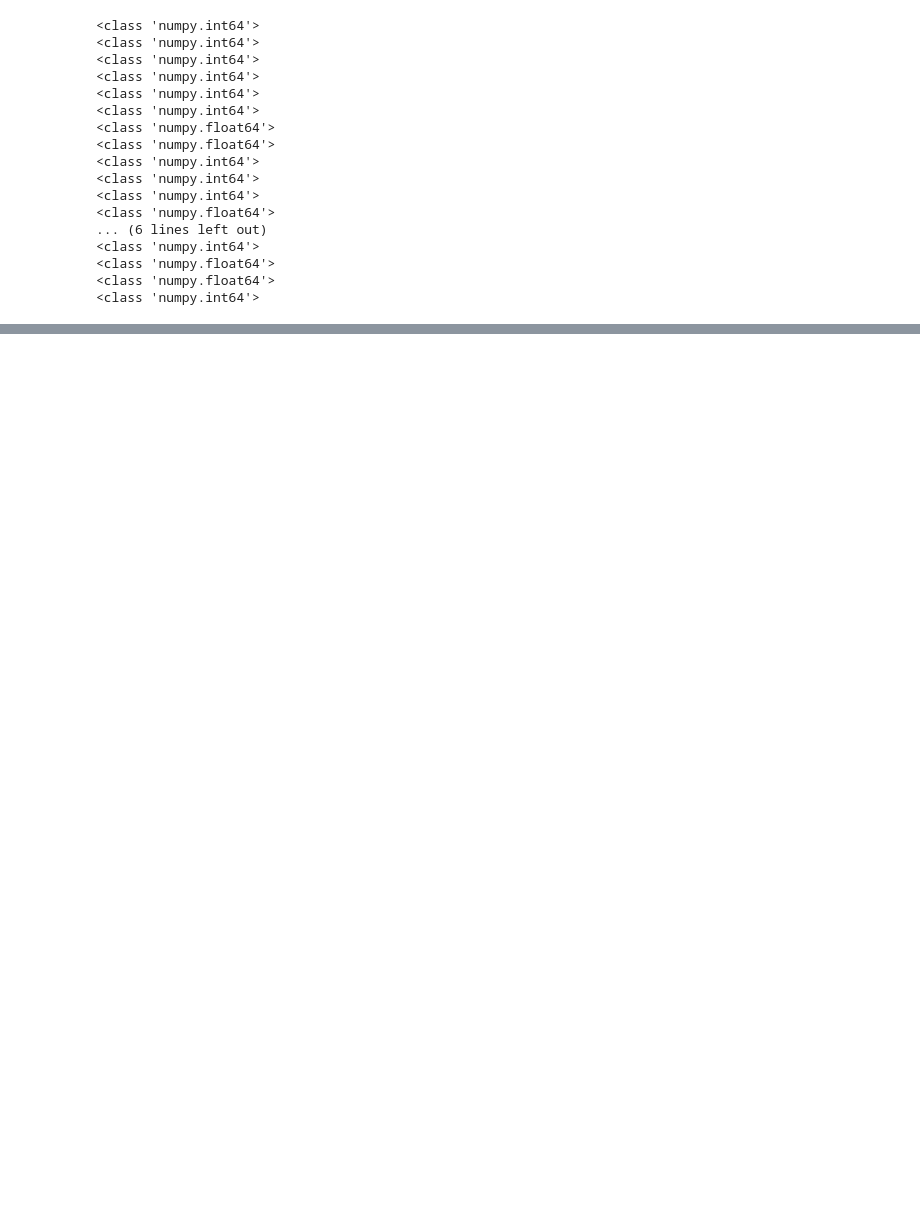
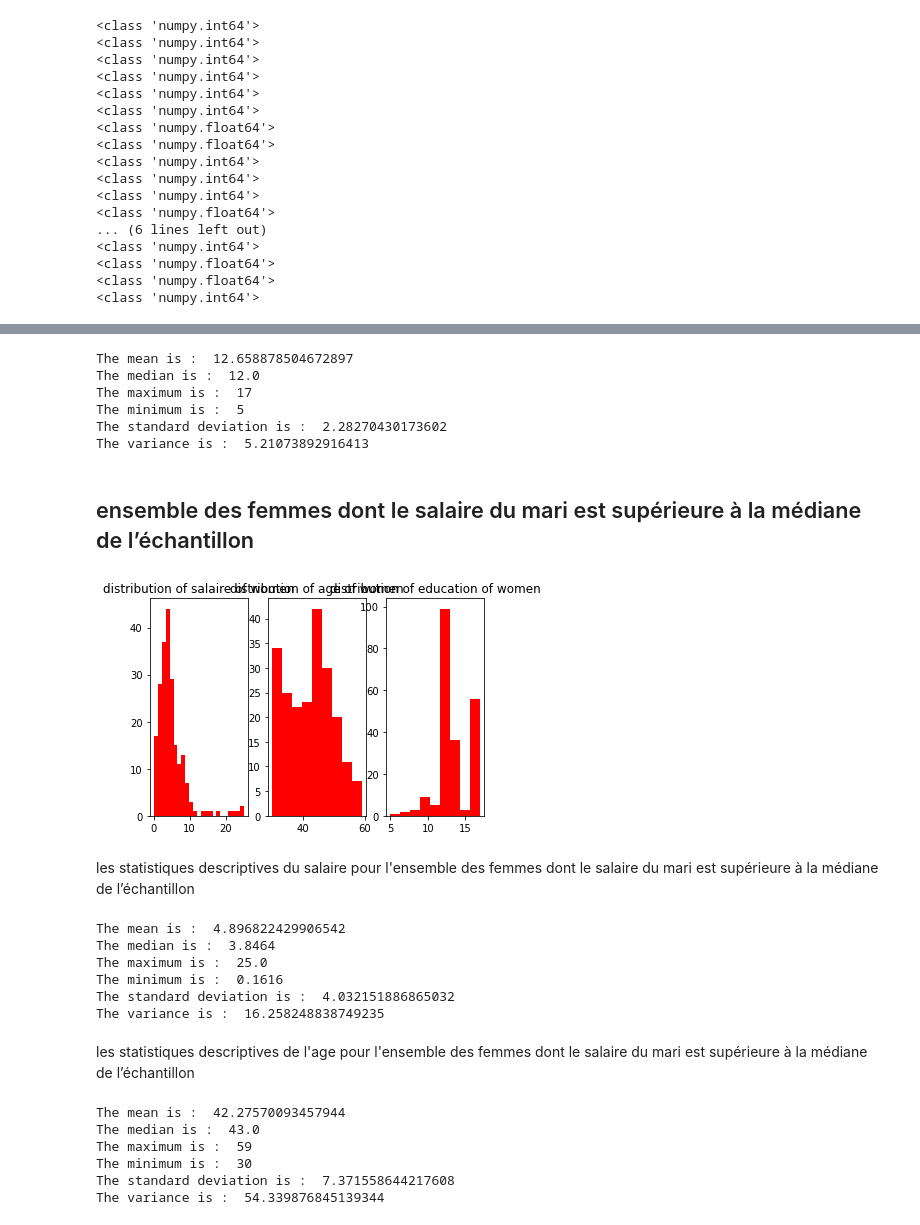
Before and after one commit to Antoninnnn/Econometrics_projet, a Jupyter notebook: src/P1.ipynb, the cells around one changed output, grey strips where cells are left out. Drawn from its saved outputs; the diff is of its cells as text; code cells hidden in the pictures; blank space fills up the shorter version.

```diff
--- a/src/P1.ipynb
+++ b/src/P1.ipynb
@@ -26,0 +84,65 @@ for i in range(22):
+# %%
+print('The mean is : ', np.mean(dt_p1.educ))
+print('The median is : ', np.median(dt_p1.educ))
+print('The maximum is : ', np.max(dt_p1.educ))
+print('The minimum is : ', np.min(dt_p1.educ))
+print('The standard deviation is : ', np.std(dt_p1.educ))
+print('The variance is : ', np.var(dt_p1.educ))
+# %% [output]
+The mean is :  12.658878504672897
+The median is :  12.0
+The maximum is :  17
+The minimum is :  5
+The standard deviation is :  2.28270430173602
+The variance is :  5.21073892916413
+# %% [markdown]
+## ensemble des femmes dont le salaire du mari est supérieure à la médiane de l’échantillon
+# %%
+mediane_e = np.median(dt_p1.huswage)
+# %%
+plt.subplot(131)
+plt.hist(dt_p1.wage[dt_p1.huswage>=mediane_e],'auto',color = 'r')
+plt.title('distribution of salaire of women with hasband salary higher than median')
+
+plt.subplot(132)
+plt.hist(dt_p1.age[dt_p1.huswage>=mediane_e],'auto',color = 'r')
+plt.title('distribution of age of women with hasband salary higher than median')
+
+plt.subplot(133)
+plt.hist(dt_p1.educ[dt_p1.huswage>=mediane_e],'auto',color = 'r')
+plt.title('distribution of education of women with hasband salary higher than median')
+plt.show()
+# %% [output]
+[figure, added]
+# %% [markdown]
+les statistiques descriptives du salaire pour l'ensemble des femmes dont le salaire du mari est supérieure à la médiane de l’échantillon
+# %%
+print('The mean is : ', np.mean(dt_p1.wage[dt_p1.huswage>=mediane_e]))
+print('The median is : ', np.median(dt_p1.wage[dt_p1.huswage>=mediane_e]))
+print('The maximum is : ', np.max(dt_p1.wage[dt_p1.huswage>=mediane_e]))
+print('The minimum is : ', np.min(dt_p1.wage[dt_p1.huswage>=mediane_e]))
+print('The standard deviation is : ', np.std(dt_p1.wage[dt_p1.huswage>=mediane_e]))
+print('The variance is : ', np.var(dt_p1.wage[dt_p1.huswage>=mediane_e]))
+# %% [output]
+The mean is :  4.896822429906542
+The median is :  3.8464
+The maximum is :  25.0
+The minimum is :  0.1616
+The standard deviation is :  4.032151886865032
+The variance is :  16.258248838749235
+# %% [markdown]
+les statistiques descriptives de l'age pour l'ensemble des femmes dont le salaire du mari est supérieure à la médiane de l’échantillon
+# %%
+print('The mean is : ', np.mean(dt_p1.age[dt_p1.huswage>=mediane_e]))
+print('The median is : ', np.median(dt_p1.age[dt_p1.huswage>=mediane_e]))
+print('The maximum is : ', np.max(dt_p1.age[dt_p1.huswage>=mediane_e]))
+print('The minimum is : ', np.min(dt_p1.age[dt_p1.huswage>=mediane_e]))
+print('The standard deviation is : ', np.std(dt_p1.age[dt_p1.huswage>=mediane_e]))
+print('The variance is : ', np.var(dt_p1.age[dt_p1.huswage>=mediane_e]))
+# %% [output]
+The mean is :  42.27570093457944
+The median is :  43.0
+The maximum is :  59
+The minimum is :  30
+The standard deviation is :  7.371558644217608
+The variance is :  54.339876845139344
```
Also changed, not shown: parts of 40 cells of this notebook, 1 other file.
